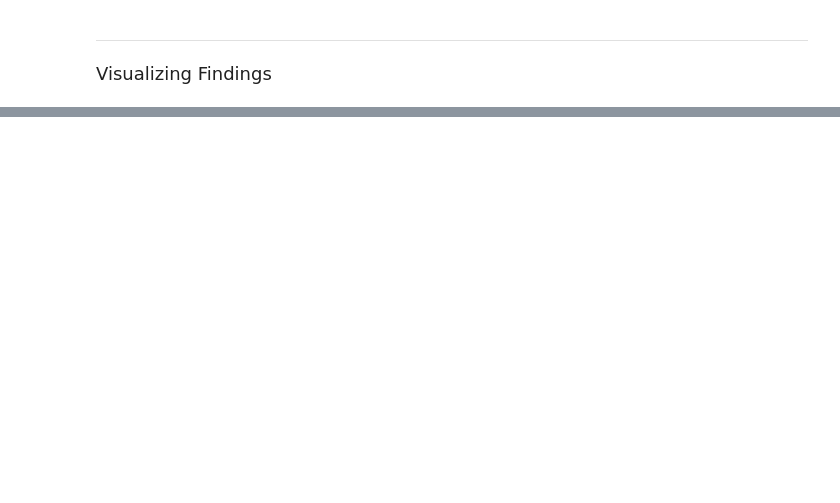
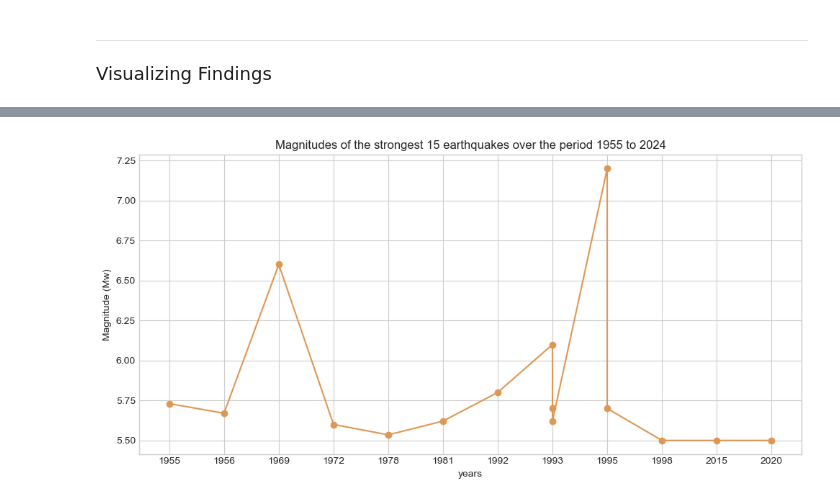
Before and after one commit to NohaKhaled01/Egypt_RedSea_EarthQuakes, a Jupyter notebook: First_File_16Feb.ipynb, the cells around one changed output, grey strips where cells are left out. Drawn from its saved outputs; the diff is of its cells as text; code cells hidden in the pictures; blank space fills up the shorter version.

Commit message:
End of day. Stopped at visualizing: adding a map + plotting more plots

```diff
--- a/First_File_16Feb.ipynb
+++ b/First_File_16Feb.ipynb
@@ -227,4 +228,4 @@ for index, row in top_10_earthquakes.iterrows():
 
 top_10_earthquakes['location'] = location_names
 # %%
-top_10_earthquakes.sort_values(by = 'year').reset_index().drop(columns = 'index')
+top_10_earthquakes = top_10_earthquakes.sort_values(by = 'year').reset_index().drop(columns = 'index')
@@ -251,0 +257,16 @@ top_10_earthquakes.sort_values(by = 'year').reset_index().drop(columns = 'index'
+# %%
+plt.figure(figsize = (10,5))
+plt.style.use( 'seaborn-v0_8-whitegrid')
+magnitude = top_10_earthquakes['mag_Mw']
+year = top_10_earthquakes['year']
+
+plt.plot(year, magnitude, marker = 'o', color = "#DE9853")
+
+plt.title("Magnitudes of the strongest 15 earthquakes over the period 1955 to 2024")
+plt.xlabel("years")
+plt.ylabel("Magnitude (Mw)")
+
+
+plt.tight_layout()
+# %% [output]
+[figure, added]
```
Also changed, not shown: parts of 8 cells of this notebook.
